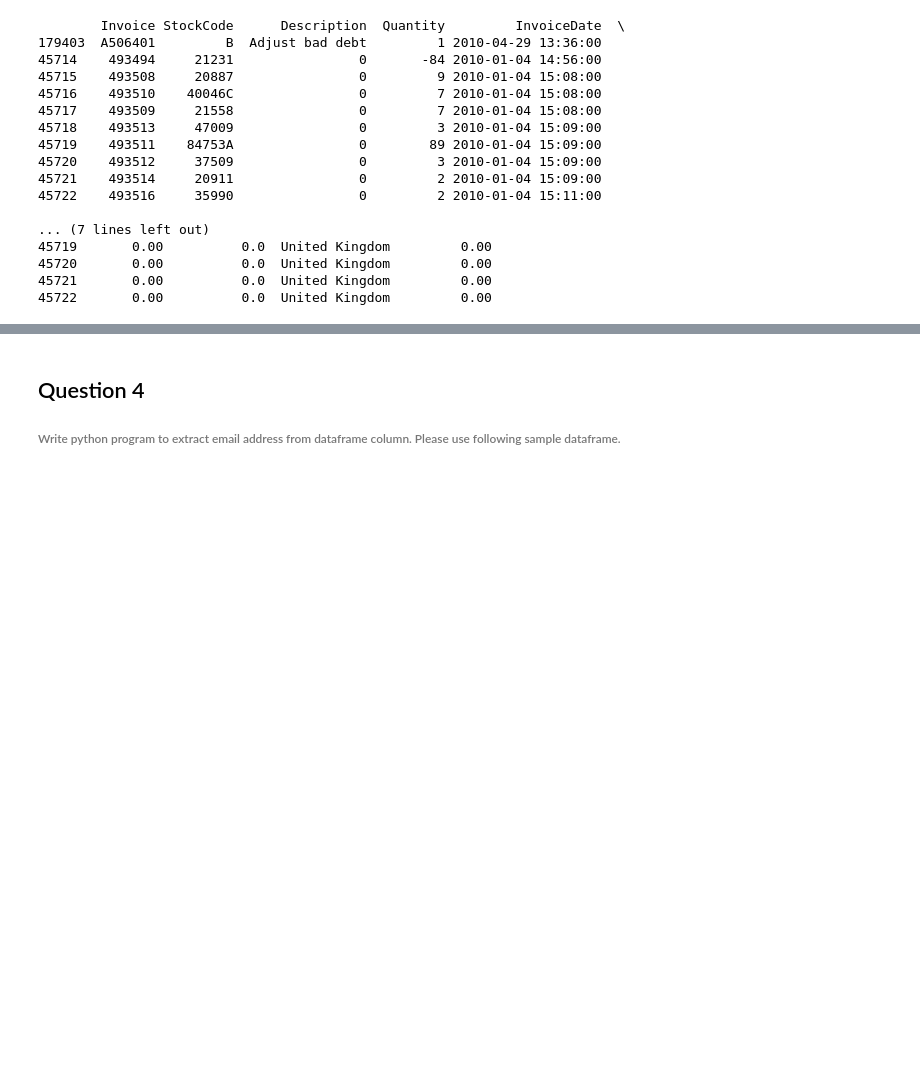
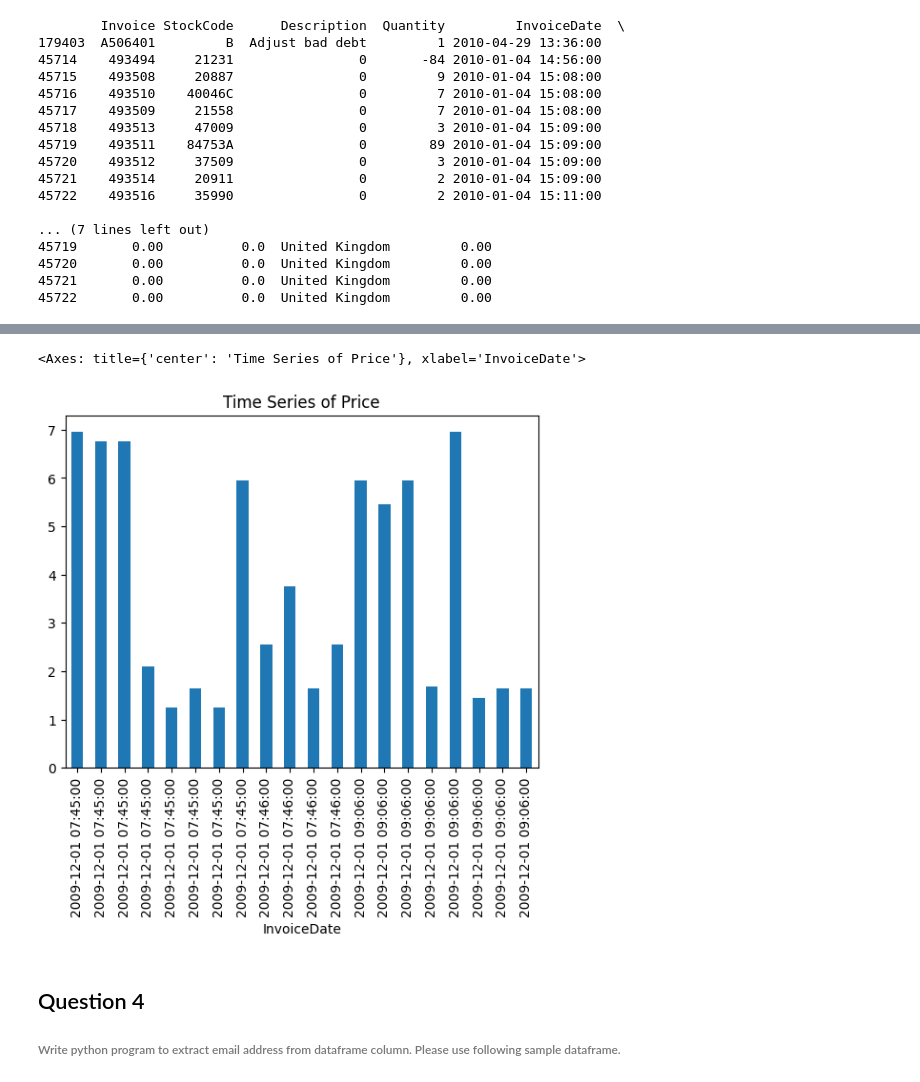
Before and after one commit to RushiSuryagandh/NumoyPandas_Assignment, a Jupyter notebook: Day3_assignment.ipynb, the cells around one changed output, grey strips where cells are left out. Cells and saved outputs as stored; diff of their text form; code cells hidden in the pictures; blank space fills up the shorter version.

```diff
--- a/Day3_assignment.ipynb
+++ b/Day3_assignment.ipynb
@@ -264,3 +293,18 @@ print(top_10_highest_price)
+# %%
+start_date = "2009-12-01"   # The start date
+end_date = "2009-12-02"     # The end date
+df_filtered=df[(df["InvoiceDate"] >= start_date) & (df["InvoiceDate"]<=end_date)]   # storing only the dates between start and end date
+
+# Set the 'InvoiceDate' column as the index of the DataFrame
+# This is useful for time series analysis and operations that require date-based indexing
+df_filtered.set_index("InvoiceDate",inplace=True)
+
+# Plot the first 20 rows of the 'Price' column as a bar chart
+# 'x' and 'y' parameters are not needed here as the index is already set to 'InvoiceDate'
+df_filtered.head(20)["Price"].plot(x="InvoiceDate", y="Price",title="Time Series of Price",kind="bar")
+# %% [output]
+<Axes: title={'center': 'Time Series of Price'}, xlabel='InvoiceDate'>
+[figure, added]
 # %% [markdown]
 ## Question 4
 ###### Write python program to extract email address from dataframe column. Please use following sample dataframe.
```
Also changed, not shown: parts of 6 cells of this notebook.
